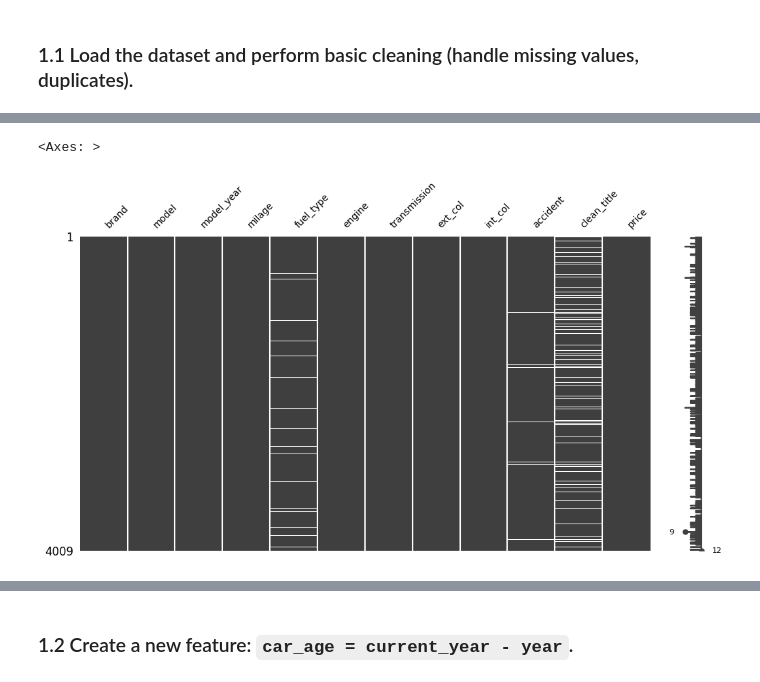
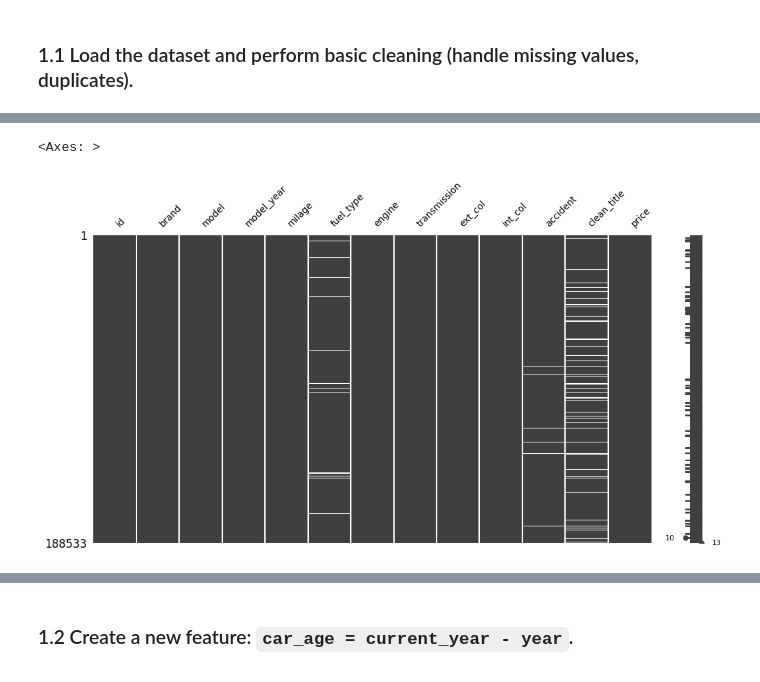
Before and after one commit to chawthinn/car-price-prediction-regression-ml, a Jupyter notebook: scripts/AML3104_Assignment3_Chaw_916347.ipynb, the cells around one changed output, grey strips where cells are left out. Drawn from its saved outputs; the diff is of its cells as text; code cells hidden in the pictures.

Commit message:
feature: replace the datasets with test and train sets, and update the code

```diff
--- a/scripts/AML3104_Assignment3_Chaw_916347.ipynb
+++ b/scripts/AML3104_Assignment3_Chaw_916347.ipynb
@@ -57,9 +65,11 @@ from datetime import date
 # %% [markdown]
 ### 1.1 Load the dataset and perform basic cleaning (handle missing values, duplicates).
 # %%
-# Define file path of the dataset
-file_path = "../dataset/used_cars.csv"
+# Define file paths of the datasets
+train_path = "../dataset/train.csv"
+test_path = "../dataset/test.csv"
 
-# Load dataset into pandas DataFrame
-df = pd.read_csv(file_path)
+# Load datasets into pandas DataFrames
+train_df = pd.read_csv(train_path)
+test_df = pd.read_csv(test_path)
 # %%
@@ -134,6 +219,6 @@ dtype: int64
 # %%
 # Visualize missing values
-msno.matrix(df, figsize=(12, 6), fontsize=10)
+msno.matrix(train_df, figsize=(12, 6), fontsize=10)
 # %% [output]
 <Axes: >
-[figure, old version]
+[figure, new version]
```
Also changed, not shown: parts of 63 cells of this notebook, 2 other files.
